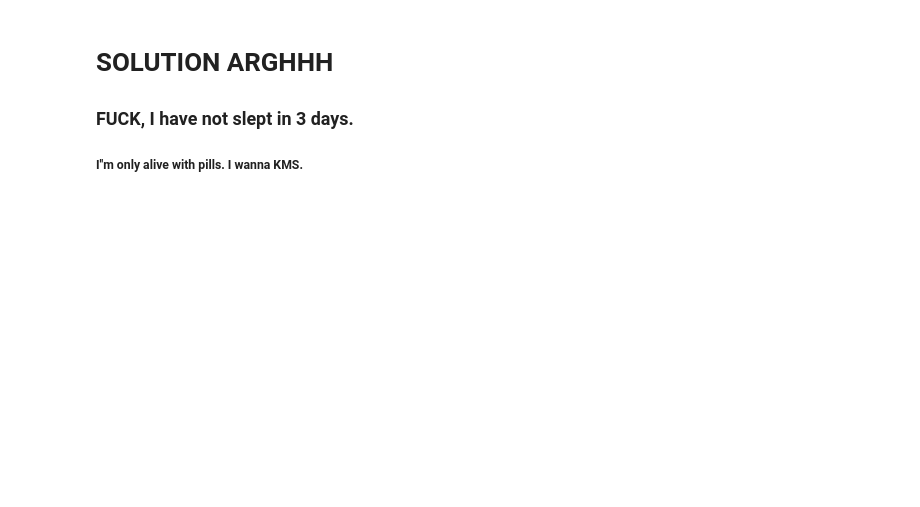
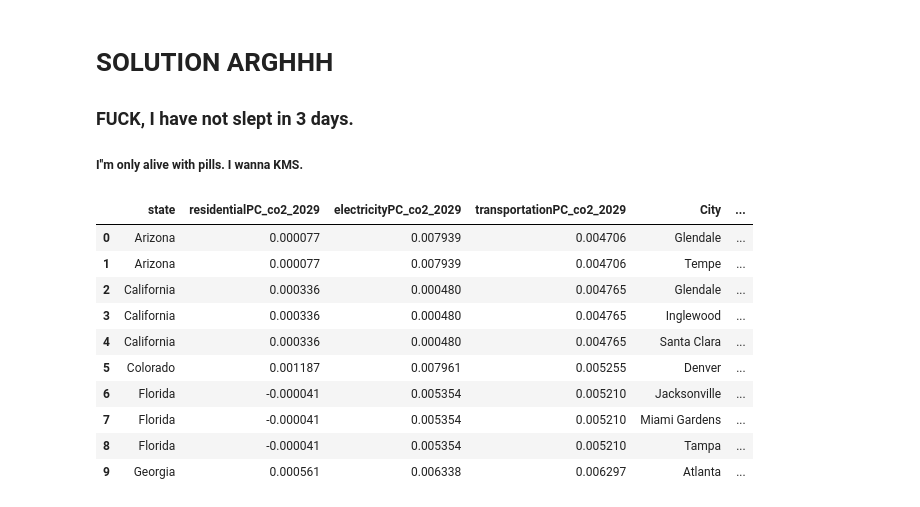
Before and after one commit to Pooh555/HIMCM-first-round, a Jupyter notebook: MCDA.ipynb, the cells around one changed output. Drawn from its saved outputs; the diff is of its cells as text; code cells hidden in the pictures; blank space fills up the shorter version.

```diff
--- a/MCDA.ipynb
+++ b/MCDA.ipynb
@@ -9,0 +16,14 @@ import matplotlib.pyplot as plt
+# %%
+df.head(10)
+# %% [output]
+|  | state | residentialPC_co2_2029 | electricityPC_co2_2029 | transportationPC_co2_2029 | City | ... |
+| 0 | Arizona | 0.000077 | 0.007939 | 0.004706 | Glendale | ... |
+| 1 | Arizona | 0.000077 | 0.007939 | 0.004706 | Tempe | ... |
+| 2 | California | 0.000336 | 0.000480 | 0.004765 | Glendale | ... |
+| 3 | California | 0.000336 | 0.000480 | 0.004765 | Inglewood | ... |
+| 4 | California | 0.000336 | 0.000480 | 0.004765 | Santa Clara | ... |
+| 5 | Colorado | 0.001187 | 0.007961 | 0.005255 | Denver | ... |
+| 6 | Florida | -0.000041 | 0.005354 | 0.005210 | Jacksonville | ... |
+| 7 | Florida | -0.000041 | 0.005354 | 0.005210 | Miami Gardens | ... |
+| 8 | Florida | -0.000041 | 0.005354 | 0.005210 | Tampa | ... |
+| 9 | Georgia | 0.000561 | 0.006338 | 0.006297 | Atlanta | ... |
```
Also changed, not shown: parts of 9 cells of this notebook, 1 other file.
